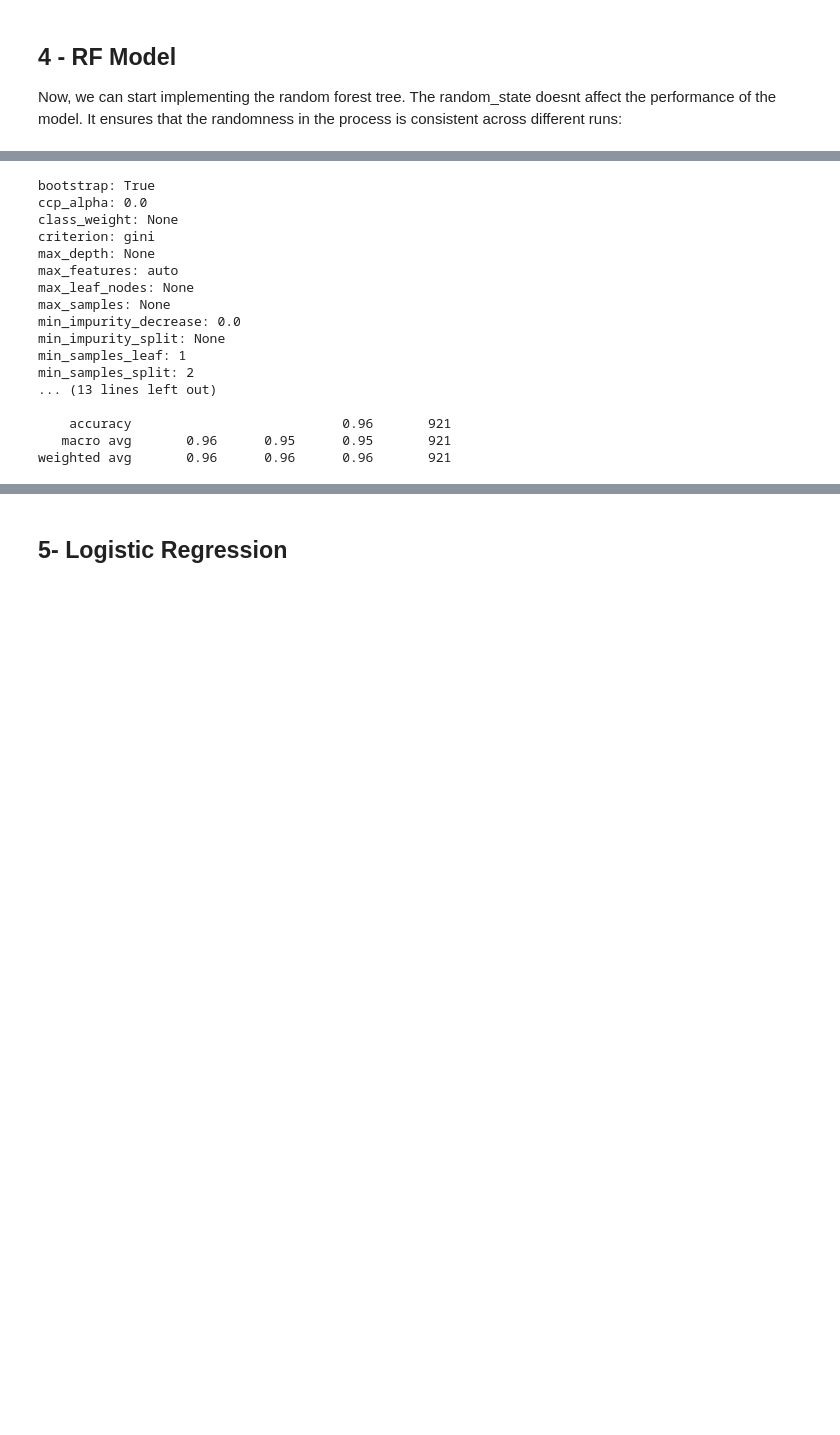
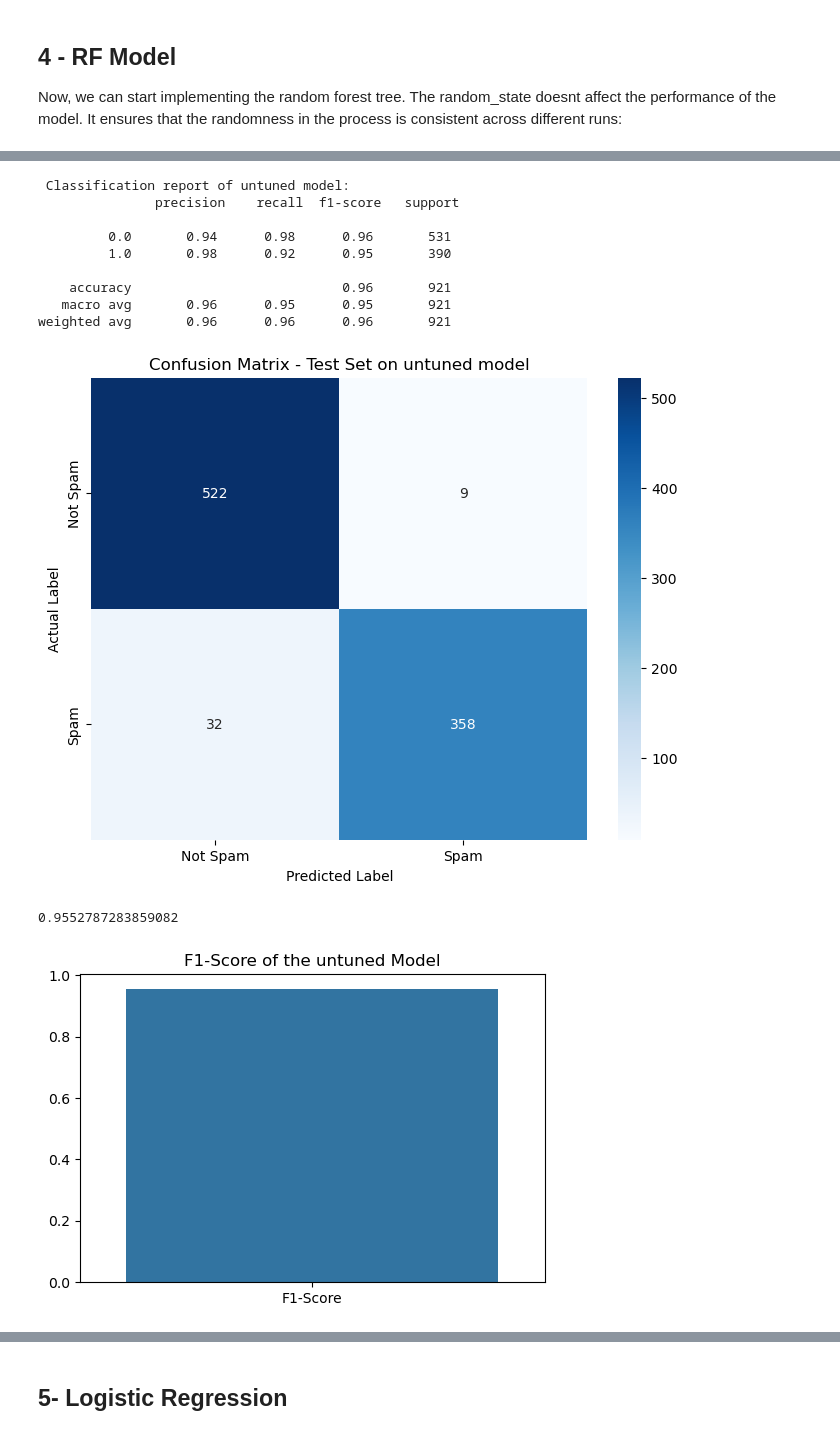
Before and after one commit to ChrysovalantisPsilos/MachineLearning, a Jupyter notebook: script.ipynb, the cells around one changed output, grey strips where cells are left out. Drawn from its saved outputs; the diff is of its cells as text; code cells hidden in the pictures; blank space fills up the shorter version.

```diff
--- a/script.ipynb
+++ b/script.ipynb
@@ -199,0 +188,12 @@ y_pred = rf_classifier.predict(X_test)
+# %%
+# Validate the model on the validation set
+y_val_pred = rf_classifier.predict(X_val)
+val_accuracy = accuracy_score(y_val, y_val_pred)
+val_f1 = f1_score(y_val, y_val_pred, average='weighted')
+print("Validation Accuracy: , Validation F1 Score: ", val_accuracy, val_f1)
+
+# Evaluate the model on the test set
+y_test_pred = rf_classifier.predict(X_test)
+test_accuracy = accuracy_score(y_test, y_test_pred)
+test_f1 = f1_score(y_test, y_test_pred, average='weighted')
+print("Test Accuracy: , Test F1 Score", test_accuracy, test_f1)
@@ -205,26 +210,32 @@ Once the model is trained, we can check its performance by the classification re
 # %%
-classification_rep = classification_report(y_test, y_pred)
-untuned_hyperparameters = rf_classifier.get_params()
-hyperparameters_list = [f"{param}: {value}" for param, value in untuned_hyperparameters.items()]
-for param in hyperparameters_list:
-    print(param)
+#Classification report
+classification_rep = classification_report(y_test, y_test_pred)
+print("\n Classification report of untuned model: \n", classification_rep)
 
-print("\n Classification report: \n", classification_rep)
+#Confusion matrix
+conf_matrix = confusion_matrix(y_test, y_test_pred)
+plt.figure(figsize=(8, 6))
+sns.heatmap(conf_matrix, annot=True, fmt='d', cmap='Blues', xticklabels=['Not Spam', 'Spam'], yticklabels=['Not Spam', 'Spam'])
+plt.title('Confusion Matrix - Test Set on untuned model')
+plt.ylabel('Actual Label')
+plt.xlabel('Predicted Label')
+plt.show()
+
+#f1 score
+plt.figure(figsize=(6, 4))
+sns.barplot(x=['F1-Score'], y=[test_f1])
+plt.title('F1-Score of the untuned Model')
+plt.show()
 # %% [output]
-bootstrap: True
-ccp_alpha: 0.0
-class_weight: None
-criterion: gini
-max_depth: None
-max_features: auto
-max_leaf_nodes: None
-max_samples: None
-min_impurity_decrease: 0.0
-min_impurity_split: None
-min_samples_leaf: 1
-min_samples_split: 2
-... (13 lines left out)
+ Classification report of untuned model:
+               precision    recall  f1-score   support
+
+         0.0       0.94      0.98      0.96       531
+         1.0       0.98      0.92      0.95       390
 
     accuracy                           0.96       921
    macro avg       0.96      0.95      0.95       921
 weighted avg       0.96      0.96      0.96       921
+[figure, added]
+0.9552787283859082
+[figure, added]
```
Also changed, not shown: parts of 24 cells of this notebook.
